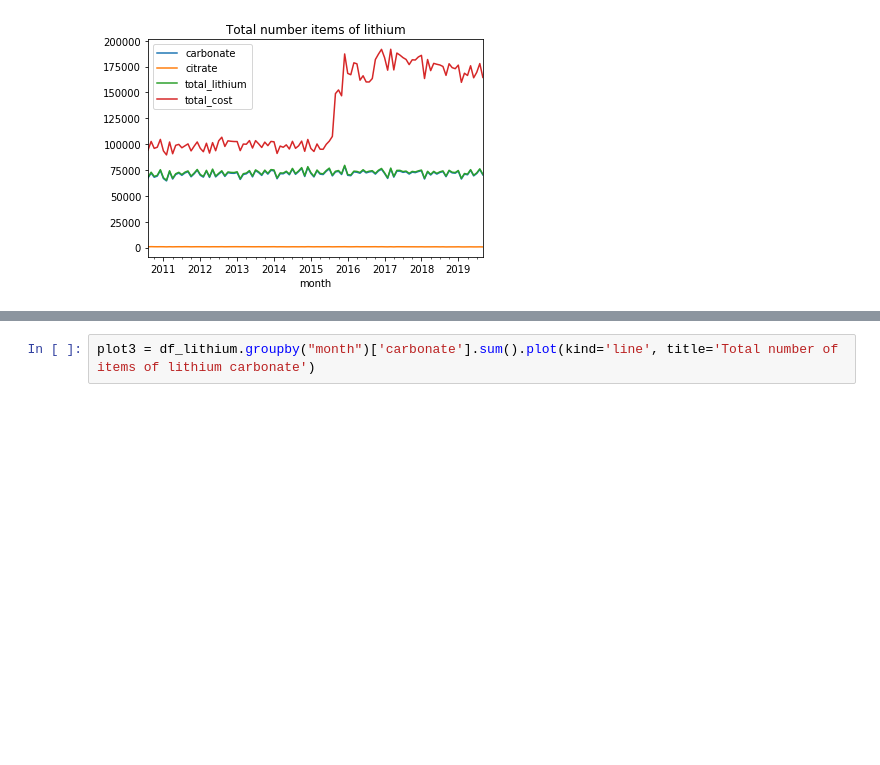
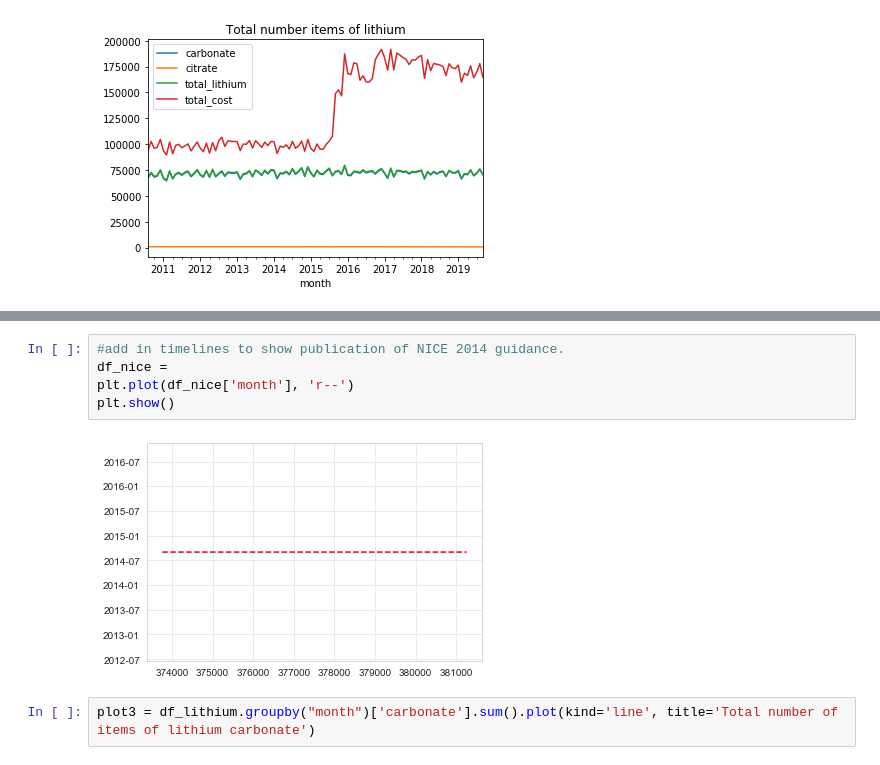
Before and after one commit to orlamac/lithium-paper, a Jupyter notebook: Lithium prescribing trends_update.ipynb, the cells around one changed output, grey strips where cells are left out. Drawn from its saved outputs; the diff is of its cells as text; blank space fills up the shorter version.

```diff
--- a/Lithium prescribing trends_update.ipynb
+++ b/Lithium prescribing trends_update.ipynb
@@ -213,3 +213,10 @@ plt.ylim(40000, 100000)
+# %%
+#add in timelines to show publication of NICE 2014 guidance.
+df_nice =
+plt.plot(df_nice['month'], 'r--')
+plt.show()
+# %% [output]
+[figure, added]
 # %%
 plot3 = df_lithium.groupby("month")['carbonate'].sum().plot(kind='line', title='Total number of items of lithium carbonate')
 # %% [output]
```
Also changed, not shown: parts of 15 cells of this notebook, 2 other files.
